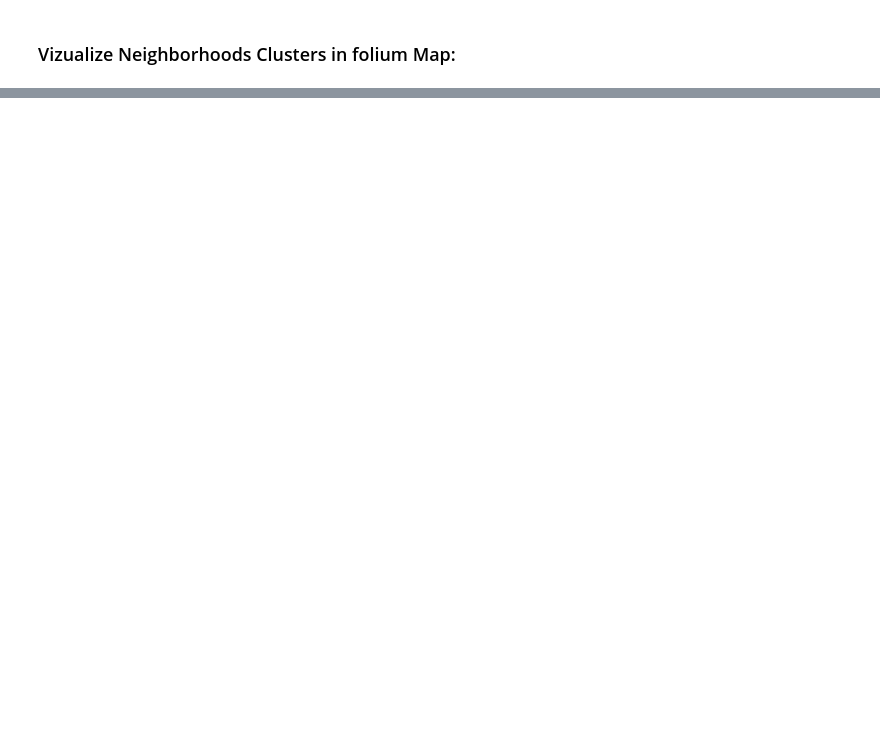
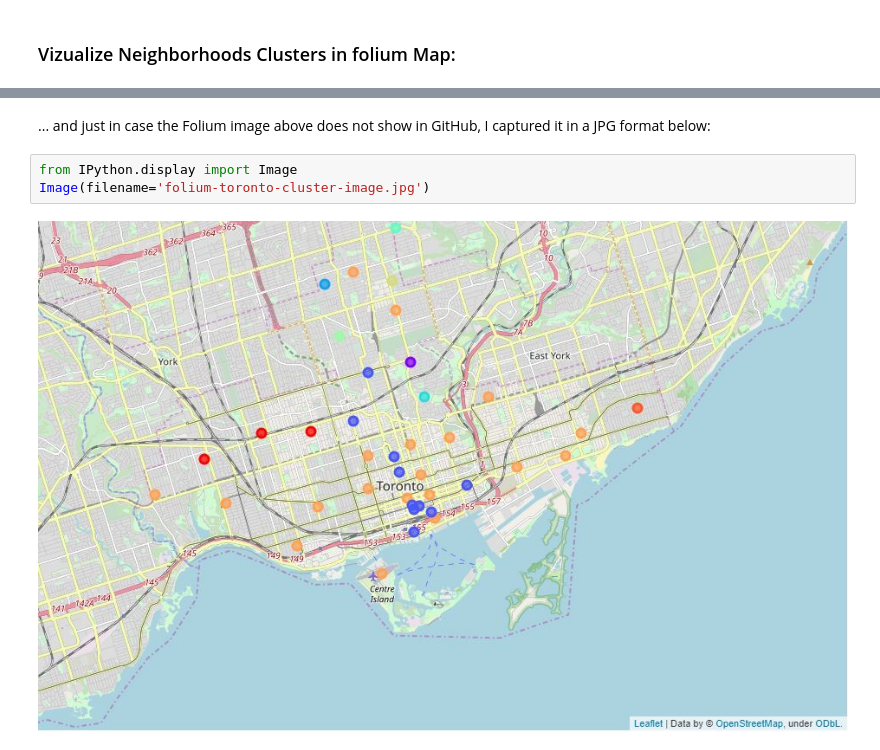
Before and after one commit to gustavort3/Segmenting-and-Clustering-Neighborhoods-in-Toronto, a Jupyter notebook: Coursera_C9_Neighborhoods_in_Toronto.ipynb, the cells around one changed output, grey strips where cells are left out. Drawn from its saved outputs; the diff is of its cells as text; blank space fills up the shorter version.

```diff
--- a/Coursera_C9_Neighborhoods_in_Toronto.ipynb
+++ b/Coursera_C9_Neighborhoods_in_Toronto.ipynb
@@ -453,3 +453,10 @@ for lat, lon, poi, cluster in zip(toronto_merged['Latitude'], toronto_merged['Lo
 map_clusters
 # %% [output]
 [interactive output not drawn]
+# %% [markdown]
+... and just in case the Folium image above does not show in GitHub, I captured it in a JPG format below:
+# %%
+from IPython.display import Image
+Image(filename='folium-toronto-cluster-image.jpg')
+# %% [output]
+[figure, added]
```
